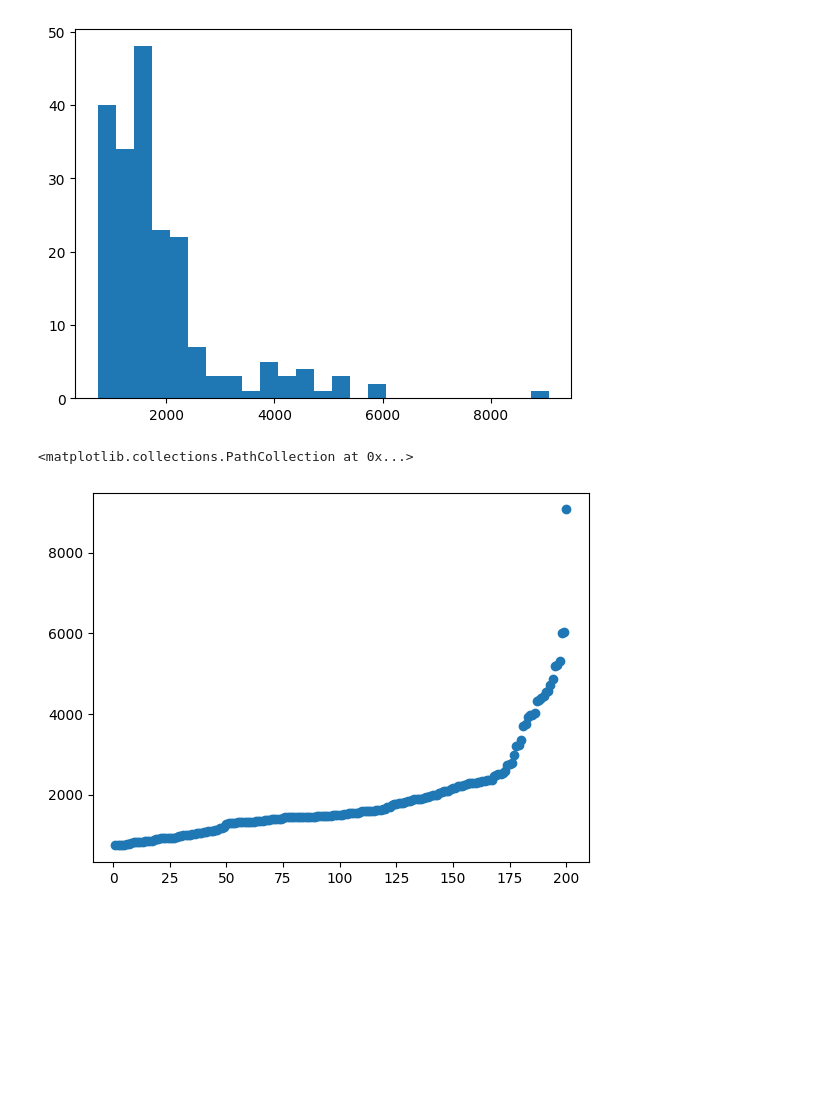
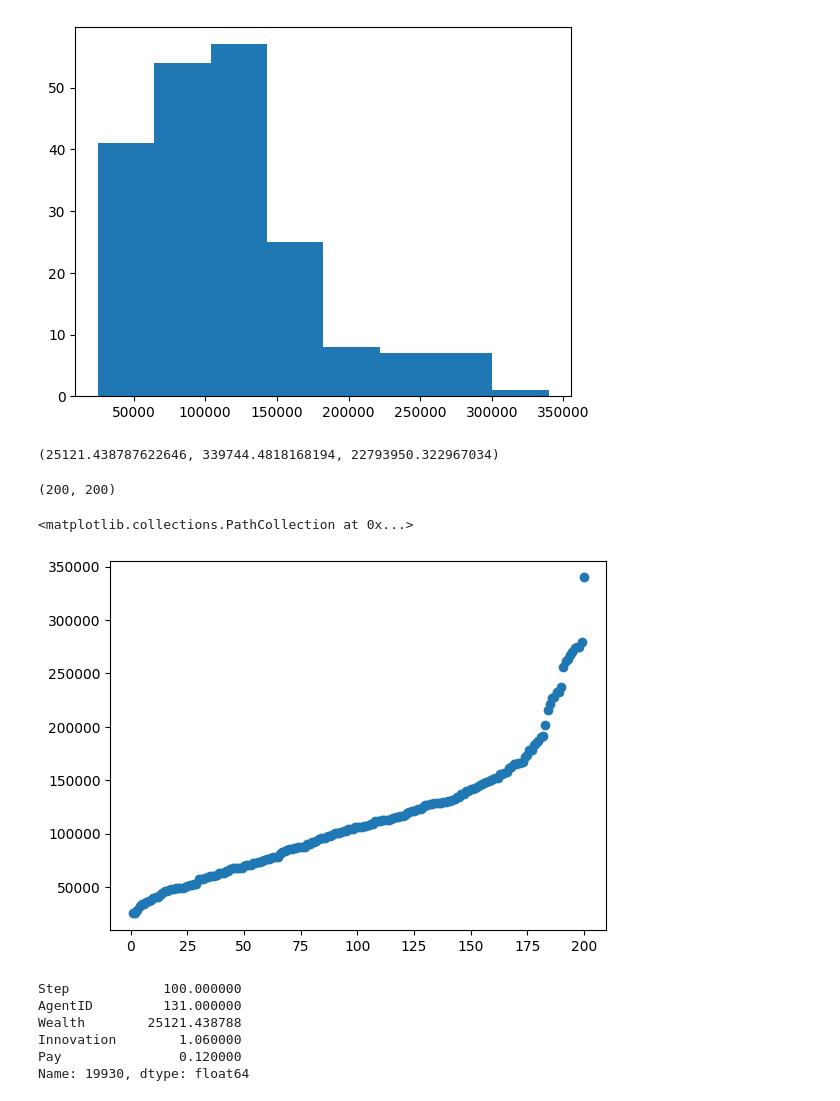
Before and after one commit to 4-Impact/inequality-simulator, a Jupyter notebook: DataAnalysis.ipynb, the cells around one changed output. Drawn from its saved outputs; the diff is of its cells as text; code cells hidden in the pictures; blank space fills up the shorter version.

```diff
--- a/DataAnalysis.ipynb
+++ b/DataAnalysis.ipynb
@@ -14,16 +30,39 @@ data.head()
 # %%
-final = data[data["Step"]==10]
+final = data[data["Step"]==100]
 final = list(final["Wealth"])
 # %%
-plt.hist(final, bins = 25)
+#uses sturges rule of bin creation
+plt.hist(final, bins = int(np.log2(200) + 1))
 None
 # %% [output]
-[figure, old version]
+[figure, new version]
+# %%
+min(final), max(final), sum(final)
+# %% [output]
+(25121.438787622646, 339744.4818168194, 22793950.322967034)
 # %%
 X= list(range(1, 201))
 y = sorted(final)
+# %%
+len(y), len(X)
+# %% [output]
+(200, 200)
 # %%
 plt.scatter(X,y)
 # %% [output]
 <matplotlib.collections.PathCollection at 0x...>
-[figure, old version]
+[figure, new version]
+# %%
+# Filter the DataFrame to include only rows where Step is 100
+step_100_df = data.loc[data['Step'] == 100]
+
+# Find the row with the minimum Wealth at Step 100
+min_wealth_row = step_100_df.loc[step_100_df['Wealth'].idxmin()]
+min_wealth_row
+# %% [output]
+Step            100.000000
+AgentID         131.000000
+Wealth        25121.438788
+Innovation        1.060000
+Pay               0.120000
+Name: 19930, dtype: float64
```
Also changed, not shown: parts of 13 cells of this notebook, 5 other files.
